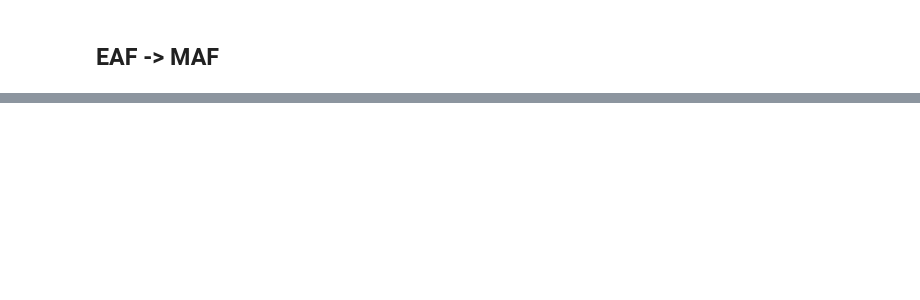
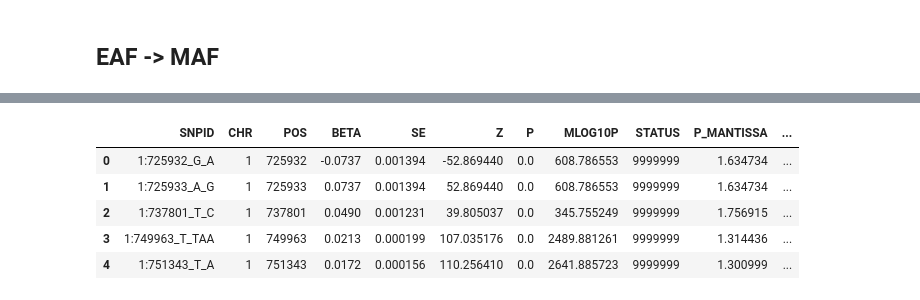
Before and after one commit to Cloufield/gwaslab, a Jupyter notebook: examples/utility_data_conversion.ipynb, the cells around one changed output, grey strips where cells are left out. Saved outputs shown, nothing was run; the diff lists cells and outputs as text; code cells hidden in the pictures; blank space fills up the shorter version.

Commit message:
update fill_data

```diff
--- a/examples/utility_data_conversion.ipynb
+++ b/examples/utility_data_conversion.ipynb
@@ -194,0 +235,7 @@ mysumstats.data
+# %%
+mysumstats = gl.Sumstats("t2d_bbj.txt.gz",
+             snpid="SNP",
+             chrom="CHR",
+             pos="POS",
+             beta="BETA",
+             se="SE",nrows=5)
@@ -194,0 +260,3 @@ mysumstats.data
+# %%
+# simulate some extreme P values by shrinking the SE
+mysumstats.data["SE"] = mysumstats.data["SE"]/100
@@ -194,0 +322,9 @@ mysumstats.data
+# %%
+mysumstats.data
+# %% [output]
+|  | SNPID | CHR | POS | BETA | SE | Z | P | MLOG10P | STATUS | P_MANTISSA | ... |
+| 0 | 1:725932_G_A | 1 | 725932 | -0.0737 | 0.001394 | -52.869440 | 0.0 | 608.786553 | 9999999 | 1.634734 | ... |
+| 1 | 1:725933_A_G | 1 | 725933 | 0.0737 | 0.001394 | 52.869440 | 0.0 | 608.786553 | 9999999 | 1.634734 | ... |
+| 2 | 1:737801_T_C | 1 | 737801 | 0.0490 | 0.001231 | 39.805037 | 0.0 | 345.755249 | 9999999 | 1.756915 | ... |
+| 3 | 1:749963_T_TAA | 1 | 749963 | 0.0213 | 0.000199 | 107.035176 | 0.0 | 2489.881261 | 9999999 | 1.314436 | ... |
+| 4 | 1:751343_T_A | 1 | 751343 | 0.0172 | 0.000156 | 110.256410 | 0.0 | 2641.885723 | 9999999 | 1.300999 | ... |
```
Also changed, not shown: parts of 25 cells of this notebook, 2 other files.
